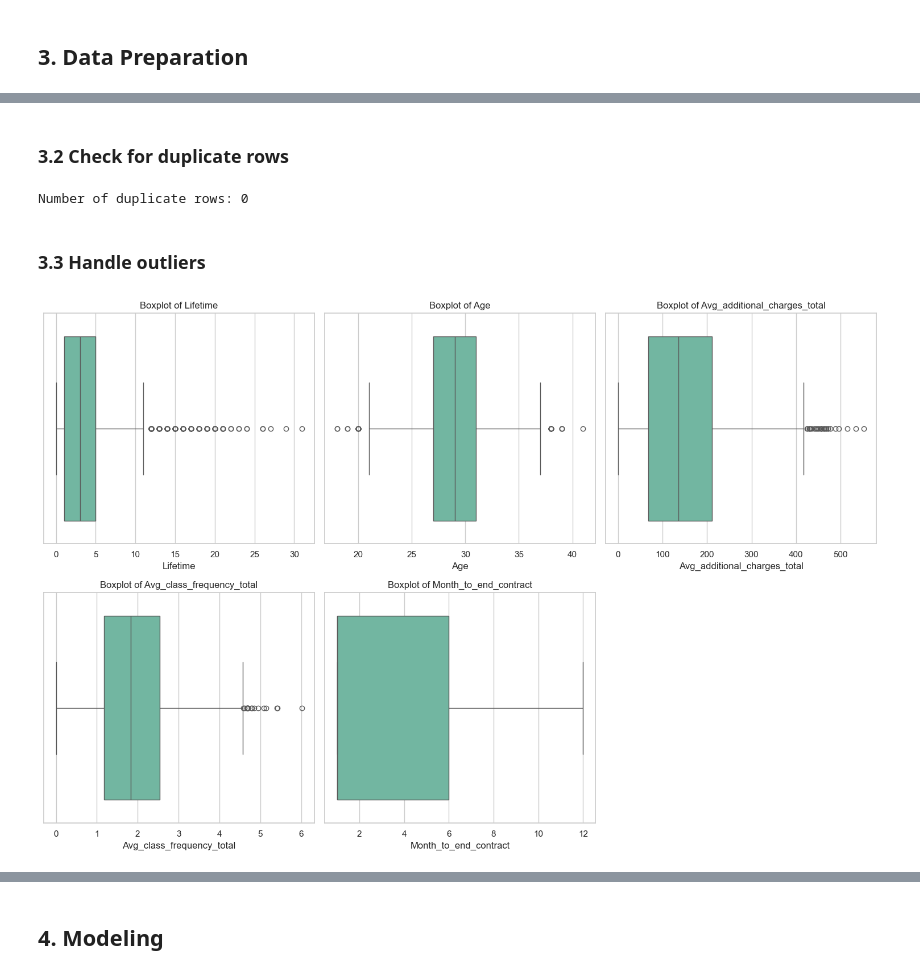
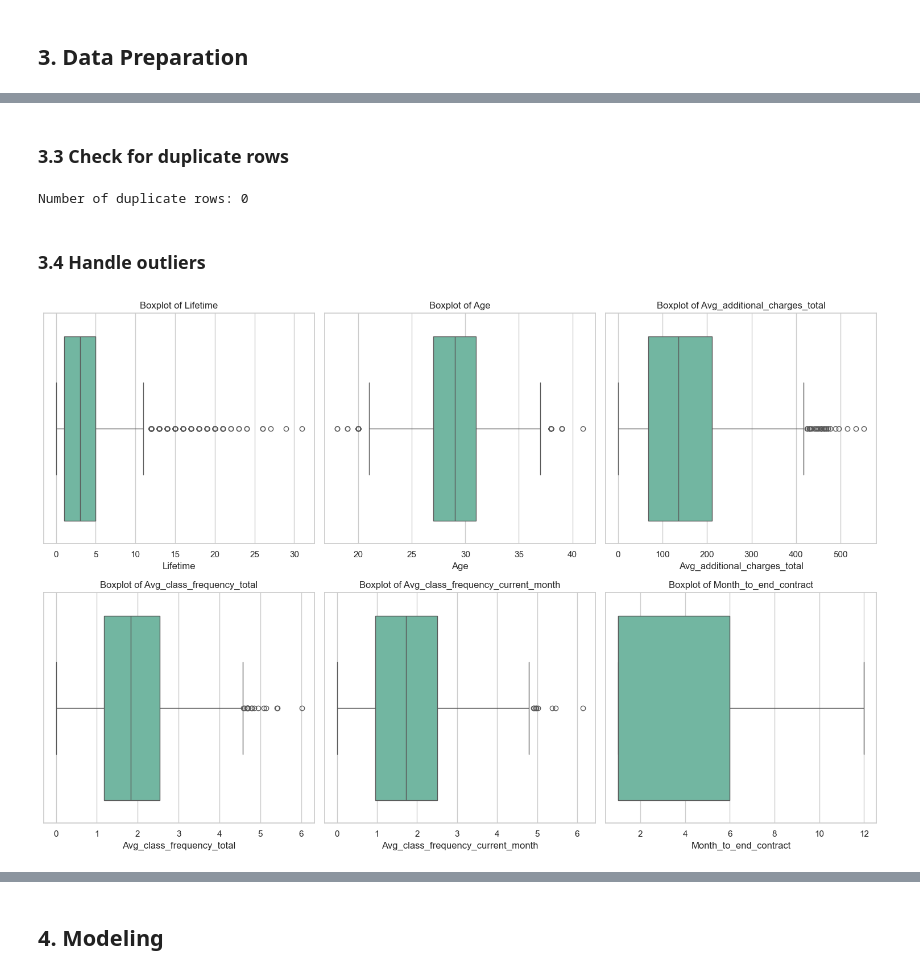
Before and after one commit to LEAN-96/Gym-Retention-Prediction, a Jupyter notebook: notebooks/gym_retention_prediction.ipynb, the cells around one changed output, grey strips where cells are left out. Saved outputs shown, nothing was run; the diff lists cells and outputs as text; code cells hidden in the pictures.

```diff
--- a/notebooks/gym_retention_prediction.ipynb
+++ b/notebooks/gym_retention_prediction.ipynb
@@ -872,26 +884,26 @@ Avg_class_frequency_current_month    0
 Churn                                0
 dtype: int64
 # %% [markdown]
-### 3.2 Check for duplicate rows
+### 3.3 Check for duplicate rows
 # %%
 duplicates = df_new.duplicated().sum()
 print(f"Number of duplicate rows: {duplicates}")
 # %% [output]
 Number of duplicate rows: 0
 # %% [markdown]
-### 3.3 Handle outliers
+### 3.4 Handle outliers
 # %%
-numerical_features = ['Lifetime', 'Age', 'Avg_additional_charges_total', 'Avg_class_frequency_total', 'Month_to_end_contract']
+numerical_features = ['Lifetime', 'Age', 'Avg_additional_charges_total', 'Avg_class_frequency_total', 'Avg_class_frequency_current_month', 'Month_to_end_contract']
 
 plt.figure(figsize=(15, 10))
 for i, col in enumerate(numerical_features, 1):
     plt.subplot(2, 3, i)
     sns.boxplot(x=df[col], palette="Set2")
     plt.title(f'Boxplot of {col}')
 plt.tight_layout()
 plt.show()
 # %% [output]
-[figure, old version]
+[figure, new version]
 # %%
 for col in numerical_features:
     sns.histplot(df[col], kde=True)
```
Also changed, not shown: parts of 34 cells of this notebook.
